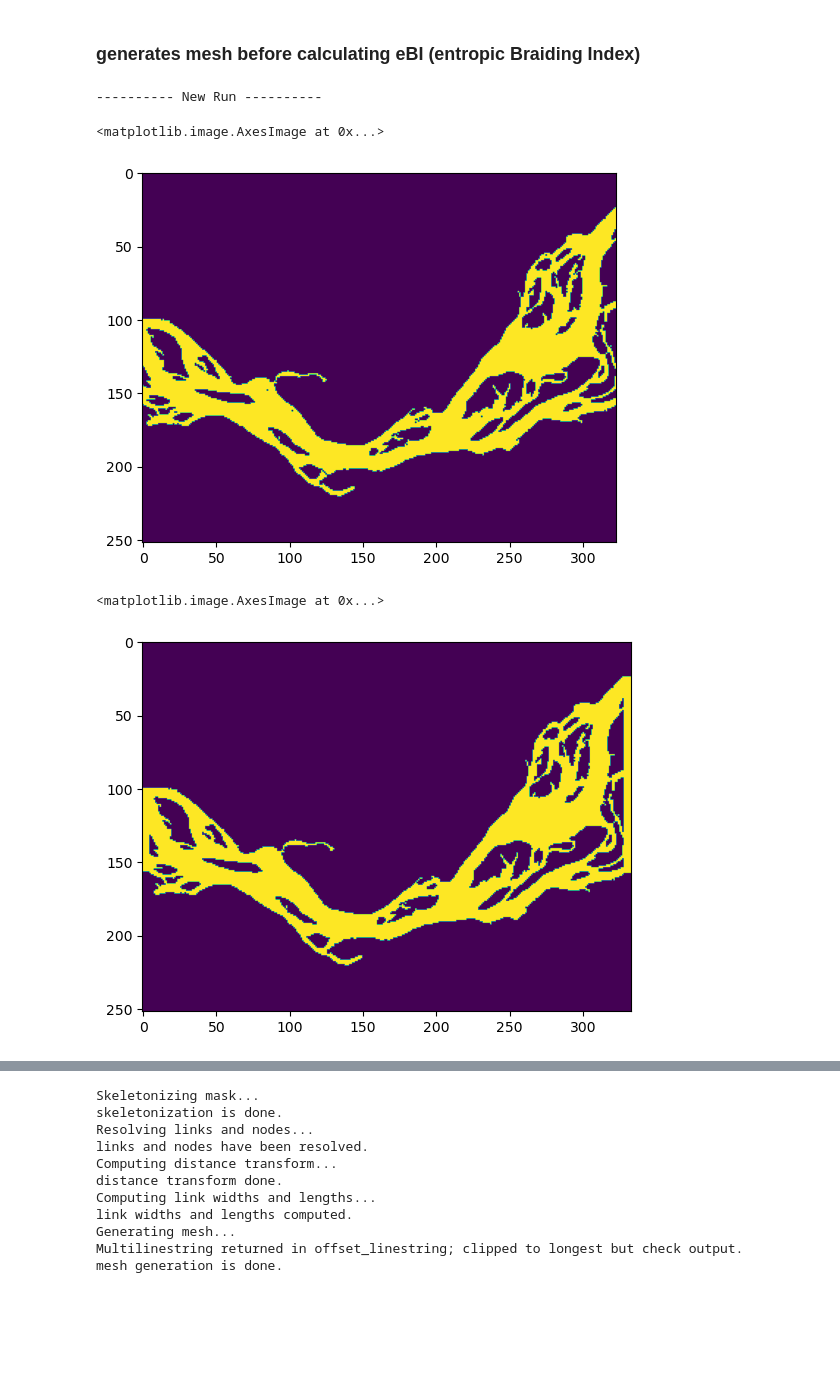
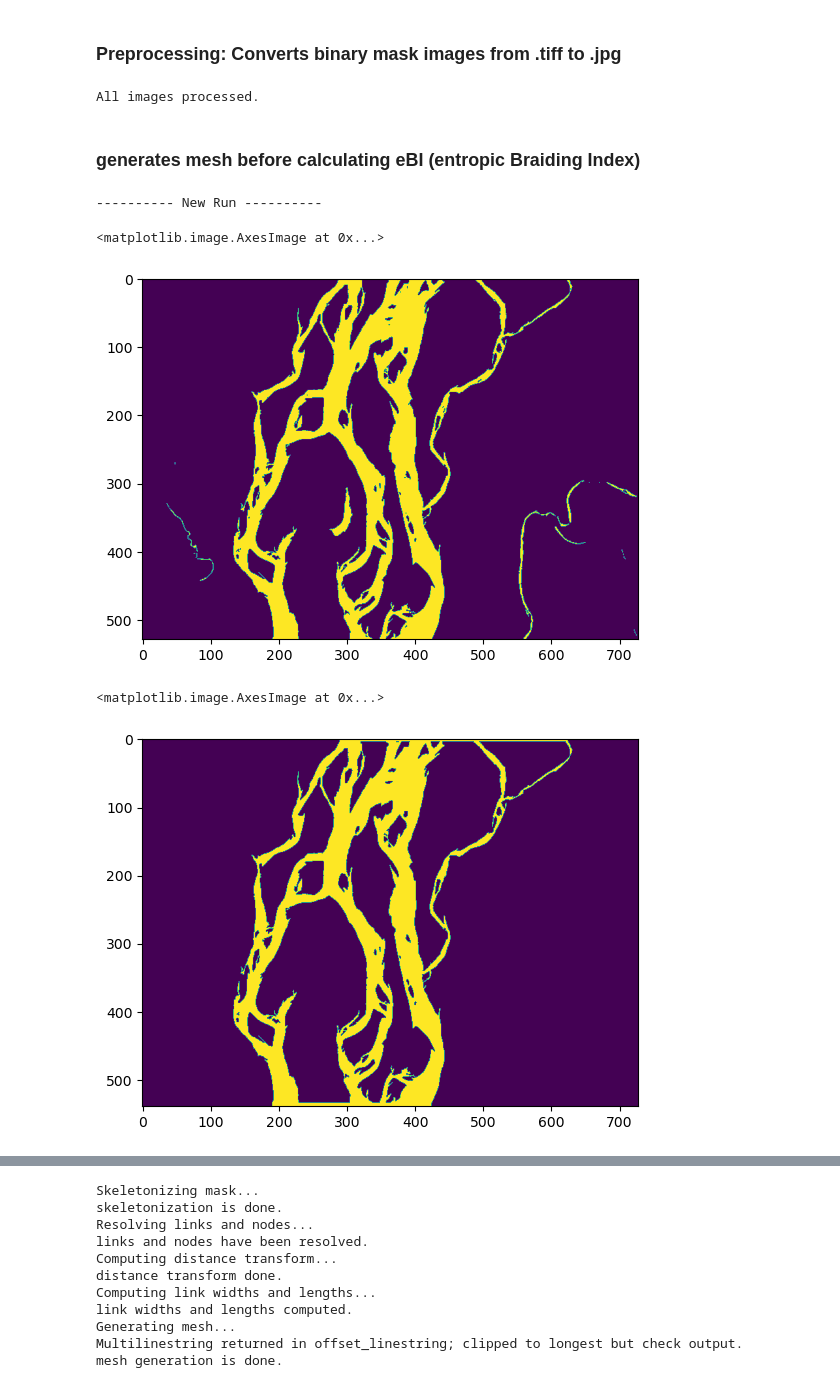
Before and after one commit to feifeixzhao/eBIcalculator, a Jupyter notebook: mesh_maker.ipynb, the cells around one changed output, grey strips where cells are left out. Drawn from its saved outputs; the diff is of its cells as text; code cells hidden in the pictures; blank space fills up the shorter version.

```diff
--- a/mesh_maker.ipynb
+++ b/mesh_maker.ipynb
@@ -16,24 +16,65 @@ from rivgraph import ln_utils as lnu
 from rivgraph import io_utils as io
 import networkx as nx
 from scipy.ndimage import distance_transform_edt
+# %% [markdown]
+### Preprocessing: Converts binary mask images from .tiff to .jpg
+# %%
+import os
+from PIL import Image
+import numpy as np
+import matplotlib.pyplot as plt
+
+# User Input
+reach2analyze = 'Brahmaputra_Bahadurabad'  # River name
+Log_ee = r"C:\Users\Feifei\PHD\Landsat_watermasks\ebi_results\Brahmaputra_Bahadurabad\output\Brahmaputra_Bahadurabad"
+folder1 = r"C:\Users\Feifei\PHD\Landsat_watermasks\ebi_results\Brahmaputra_Bahadurabad\PreparedImagery"
+# Get mask filenames
+mask_dir = os.path.join(Log_ee, 'mask')
+mask_files = [os.path.join(mask_dir, f) for f in os.listdir(mask_dir) if f.endswith('.tif')]
+
+# Create output folder
+foldername = os.path.join(folder1, reach2analyze)
+os.makedirs(foldername, exist_ok=True)
+
+# Process each mask image
+for mask_file in mask_files:
+
+    # Load binary mask image
+    mask_image = Image.open(mask_file)
+    mask_array = np.array(mask_image)
+
+    # Convert to uint8 scaled to intensity of 255
+    mask_array = np.round(mask_array).astype(np.uint8) * 255
+
+    # Convert numpy array back to image
+    mask_image = Image.fromarray(mask_array)
+
+    # Save image to output folder
+    file_name = os.path.splitext(os.path.basename(mask_file))[0] + '_thresh.jpg'
+    output_file = os.path.join(foldername, file_name)
+    mask_image.save(output_file)
+
+print("All images processed.")
+# %% [output]
+All images processed.
 # %% [markdown]
 ### generates mesh before calculating eBI (entropic Braiding Index)
 # %%
 # Define the path to the georeferenced binary image.
-mask_path = r'C:\Users\Feifei\PHD\Landsat_watermasks\ebi_results\Fraser_Hope\Fraser_cropped.tif'
+mask_path = r'C:\Users\Feifei\PHD\Landsat_watermasks\ebi_results\Brahmaputra_Bahadurabad\Brahmaputra_cropped.tif'
 # Results will be saved with this name
-name = 'Fraser'
+name = 'Brahmaputra'
 # Where to store RivGraph-generated geotiff and geovector files.
-results_folder = r'C:\Users\Feifei\PHD\Landsat_watermasks\ebi_results\Fraser_Hope\rivgraph'
+results_folder = r'C:\Users\Feifei\PHD\Landsat_watermasks\ebi_results\Brahmaputra_Bahadurabad\rivgraph'
 # Set the exit sides of the river relative to the image.
-es = 'WE' # The first character is the upstream side
+es = 'NS' # The first character is the upstream side
 # Boot up the river class! We set verbose=True to see progress of processing.
 River = river(name, mask_path, results_folder, exit_sides=es, verbose=True)
 plt.imshow(River.Imask)
 # %% [output]
 ---------- New Run ----------
 <matplotlib.image.AxesImage at 0x...>
-[figure, old version]
+[figure, new version]
 # %%
 # Remove isolated water bodies, pad river
 River.Imask= iu.largest_blobs(River.Imask, nlargest=1, action='keep')
@@ -44,7 +85,7 @@ River.Imask, pads = m2g.cap_river_im(River.Imask, es, capsize=5)
 plt.imshow(River.Imask)
 # %% [output]
 <matplotlib.image.AxesImage at 0x...>
-[figure, old version]
+[figure, new version]
 # %%
 from rivgraph.ordered_set import OrderedSet
 
```
Also changed, not shown: parts of 2 cells of this notebook, 3 other files.
